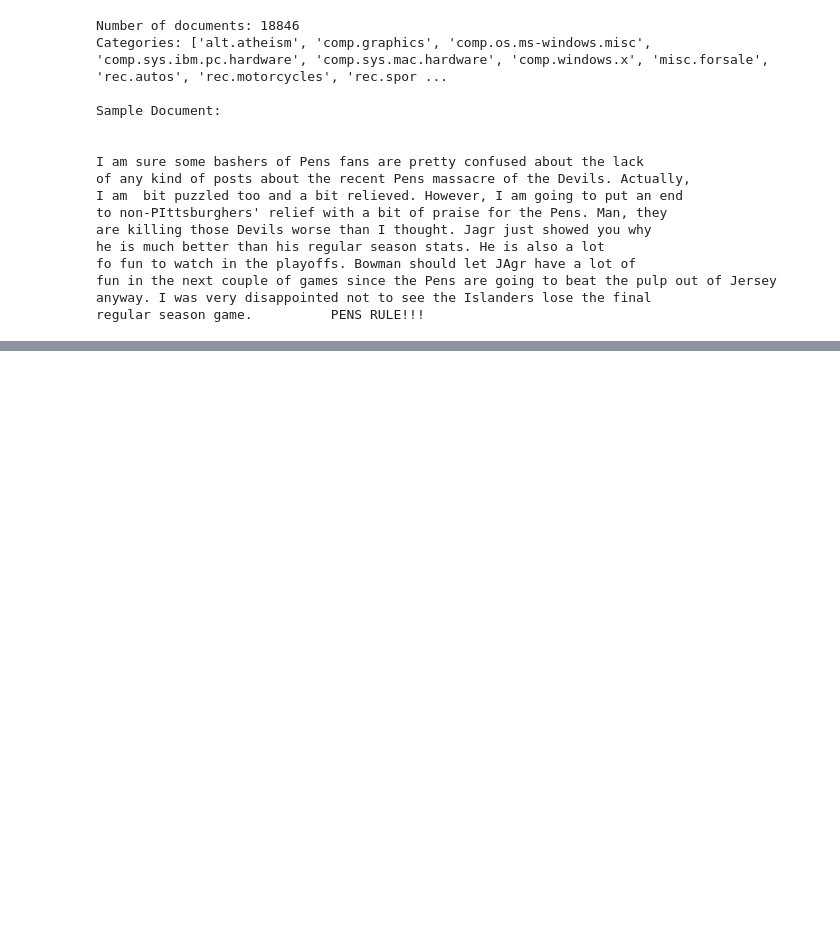
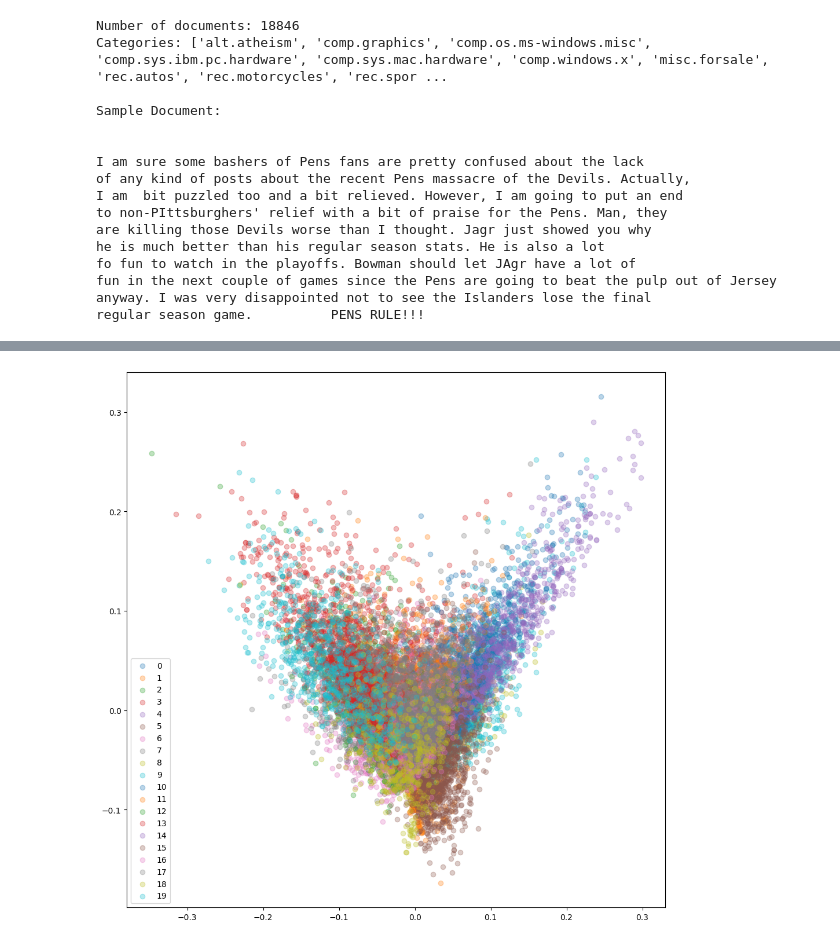
Before and after one commit to JLivingston01/ml-research, a Jupyter notebook: kmeans_extended/notebooks/model.ipynb, the cells around one changed output, grey strips where cells are left out. Drawn from its saved outputs; the diff is of its cells as text; code cells hidden in the pictures; blank space fills up the shorter version.

```diff
--- a/kmeans_extended/notebooks/model.ipynb
+++ b/kmeans_extended/notebooks/model.ipynb
@@ -208,0 +241,8 @@ KMeansExtended(n_clusters=8)
+# %%
+kmeans_df = pd.DataFrame(
+    {
+        'data':cleaned,
+        'target':newsgroups['target'],
+        'cluster':kmeans.predict(tfidf_matrix)
+    }
+)
@@ -208,0 +268,19 @@ KMeansExtended(n_clusters=8)
+# %%
+pca = PCA(n_components=2)
+# %%
+Xpca = pca.fit_transform(tfidf_matrix)
+# %%
+kmeans_df[['PCA1','PCA2']]=Xpca
+
+kmeans_df['NAMES'] = kmeans_df['target'].map({i:j for i,j in enumerate(newsgroups['target_names'])})
+# %%
+fig = plt.figure(figsize=(12,12))
+
+for c in range(20):
+    tmp = kmeans_df[kmeans_df['cluster']==c].copy()
+    plt.scatter(tmp['PCA1'],tmp['PCA2'],label=c,alpha=.3)
+
+plt.legend()
+plt.show()
+# %% [output]
+[figure, added]
```
Also changed, not shown: parts of 20 cells of this notebook.
